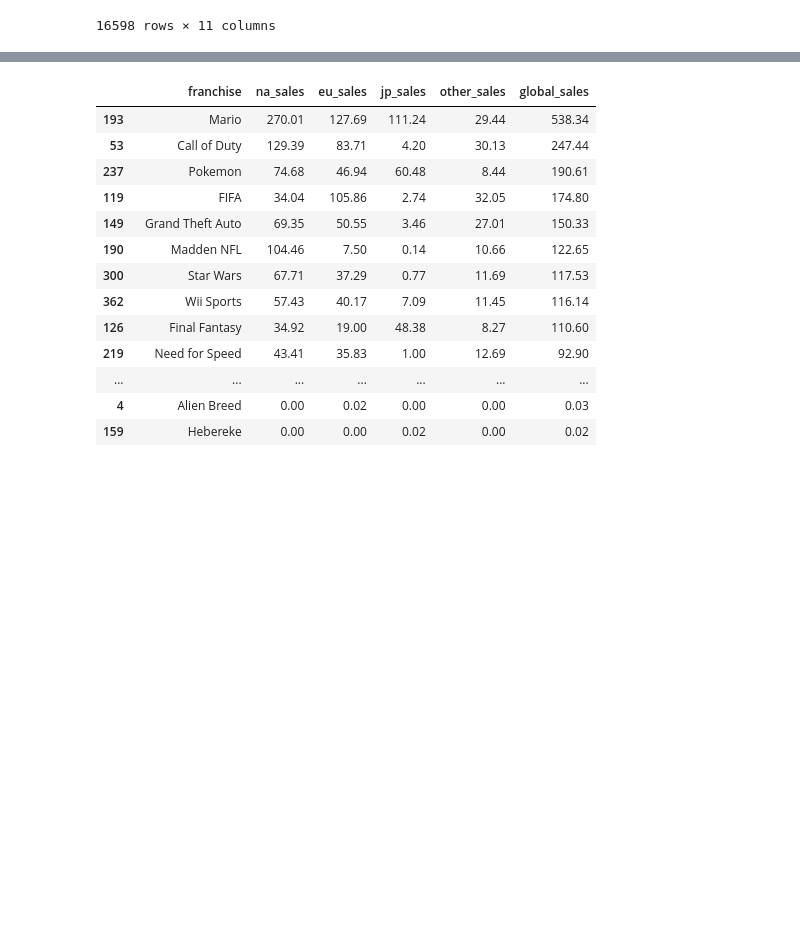
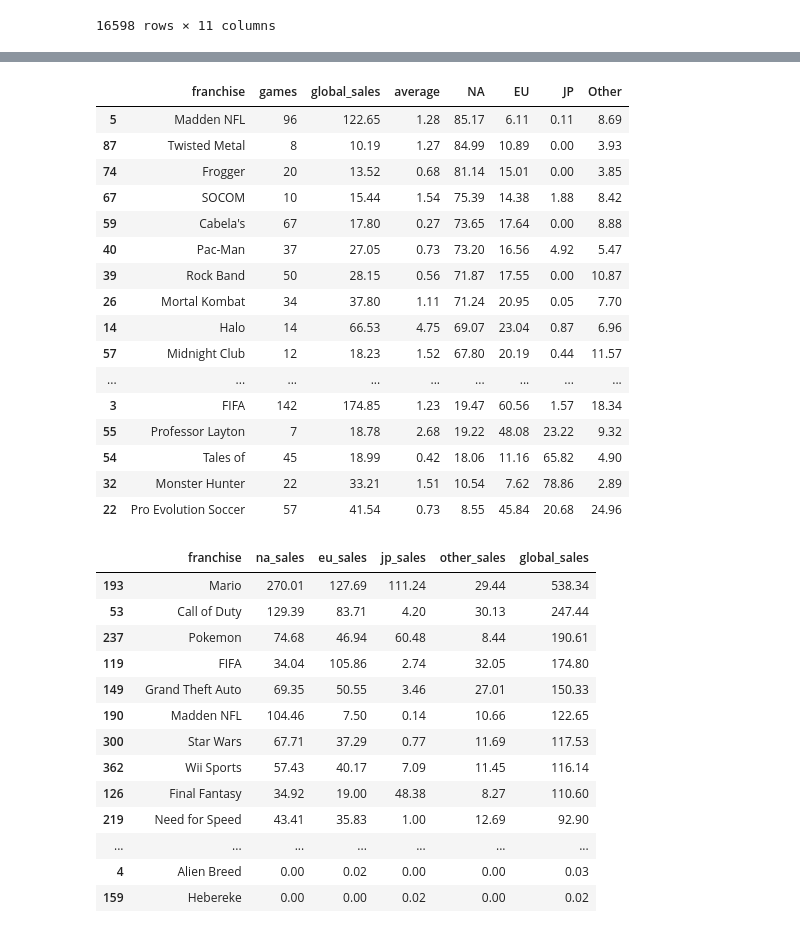
Before and after one commit to 3kleo/Video-Game-Sales-Analysis, a Jupyter notebook: notebook.ipynb, the cells around one changed output, grey strips where cells are left out. Cells and saved outputs as stored; diff of their text form; code cells hidden in the pictures; blank space fills up the shorter version.

```diff
--- a/notebook.ipynb
+++ b/notebook.ipynb
@@ -1492,3 +1087,23 @@ franchises
+# %%
+df_franchises[df_franchises['global_sales'] > 10].sort_values('NA', ascending=False)
+# %% [output]
+|  | franchise | games | global_sales | average | NA | EU | JP | Other |
+| 5 | Madden NFL | 96 | 122.65 | 1.28 | 85.17 | 6.11 | 0.11 | 8.69 |
+| 87 | Twisted Metal | 8 | 10.19 | 1.27 | 84.99 | 10.89 | 0.00 | 3.93 |
+| 74 | Frogger | 20 | 13.52 | 0.68 | 81.14 | 15.01 | 0.00 | 3.85 |
+| 67 | SOCOM | 10 | 15.44 | 1.54 | 75.39 | 14.38 | 1.88 | 8.42 |
+| 59 | Cabela's | 67 | 17.80 | 0.27 | 73.65 | 17.64 | 0.00 | 8.88 |
+| 40 | Pac-Man | 37 | 27.05 | 0.73 | 73.20 | 16.56 | 4.92 | 5.47 |
+| 39 | Rock Band | 50 | 28.15 | 0.56 | 71.87 | 17.55 | 0.00 | 10.87 |
+| 26 | Mortal Kombat | 34 | 37.80 | 1.11 | 71.24 | 20.95 | 0.05 | 7.70 |
+| 14 | Halo | 14 | 66.53 | 4.75 | 69.07 | 23.04 | 0.87 | 6.96 |
+| 57 | Midnight Club | 12 | 18.23 | 1.52 | 67.80 | 20.19 | 0.44 | 11.57 |
+| ... | ... | ... | ... | ... | ... | ... | ... | ... |
+| 3 | FIFA | 142 | 174.85 | 1.23 | 19.47 | 60.56 | 1.57 | 18.34 |
+| 55 | Professor Layton | 7 | 18.78 | 2.68 | 19.22 | 48.08 | 23.22 | 9.32 |
+| 54 | Tales of | 45 | 18.99 | 0.42 | 18.06 | 11.16 | 65.82 | 4.90 |
+| 32 | Monster Hunter | 22 | 33.21 | 1.51 | 10.54 | 7.62 | 78.86 | 2.89 |
+| 22 | Pro Evolution Soccer | 57 | 41.54 | 0.73 | 8.55 | 45.84 | 20.68 | 24.96 |
 # %%
 # publisher (figure out graph)
 df_temp = df.groupby('franchise').sum().reset_index().sort_values('global_sales', ascending=False)
```
Also changed, not shown: parts of 27 cells of this notebook.
